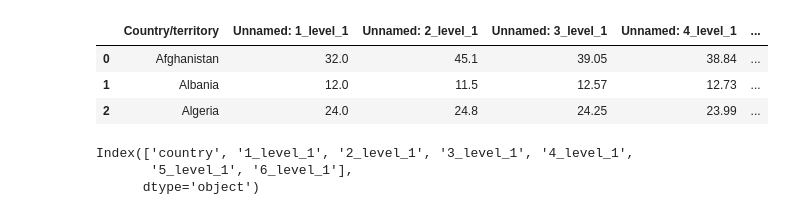
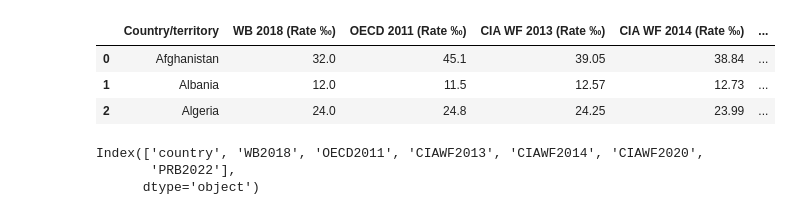
Before and after one commit to ayuksekdag/winacademy_python_dna, a Jupyter notebook: pandas_country.ipynb, the cells around one changed output. Saved outputs shown, nothing was run; the diff lists cells and outputs as text; code cells hidden in the pictures.

```diff
--- a/pandas_country.ipynb
+++ b/pandas_country.ipynb
@@ -12,22 +12,23 @@ countries.head(3)
 | 1 | Albania | 12.0 | 11.5 | 12.57 | 12.73 | ... |
 | 2 | Algeria | 24.0 | 24.8 | 24.25 | 23.99 | ... |
 # %%
-countries = countries.droplevel(0, axis=1)
+countries = countries.droplevel(1, axis=1)
+#regel 1 wordt gedropped
 countries.head(3)
 # %% [output]
-|  | Country/territory | Unnamed: 1_level_1 | Unnamed: 2_level_1 | Unnamed: 3_level_1 | Unnamed: 4_level_1 | ... |
+|  | Country/territory | WB 2018 (Rate ‰) | OECD 2011 (Rate ‰) | CIA WF 2013 (Rate ‰) | CIA WF 2014 (Rate ‰) | ... |
 | 0 | Afghanistan | 32.0 | 45.1 | 39.05 | 38.84 | ... |
 | 1 | Albania | 12.0 | 11.5 | 12.57 | 12.73 | ... |
 | 2 | Algeria | 24.0 | 24.8 | 24.25 | 23.99 | ... |
-# %%
-countries.rename(columns={'Country/territory':'country', 'Unnamed: 1_level_1':'1_level_1', 'Unnamed: 2_level_1':'2_level_1',
-       'Unnamed: 3_level_1':'3_level_1', 'Unnamed: 4_level_1':'4_level_1', 'Unnamed: 5_level_1':'5_level_1',
-       'Unnamed: 6_level_1':'6_level_1'}, inplace=True)
-countries.columns
-# %% [output]
-Index(['country', '1_level_1', '2_level_1', '3_level_1', '4_level_1',
-       '5_level_1', '6_level_1'],
-      dtype='object')
+# %%
+countries.rename(columns={'Country/territory':'country', 'WB 2018 (Rate ‰)':'WB2018', 'OECD 2011 (Rate ‰)':'OECD2011','CIA WF 2013 (Rate ‰)':'CIAWF2013',
+       'CIA WF 2014 (Rate ‰)':'CIAWF2014', 'CIA WF 2020 (Rate ‰)':'CIAWF2020', 'PRB 2022 (Rate ‰)':'PRB2022',
+       }, inplace=True)
+countries.columns
+# %% [output]
+Index(['country', 'WB2018', 'OECD2011', 'CIAWF2013', 'CIAWF2014', 'CIAWF2020',
+       'PRB2022'],
+      dtype='object')
 # %%
 countries.head(3)
 # %% [output]
```
Also changed, not shown: parts of 6 cells of this notebook.
